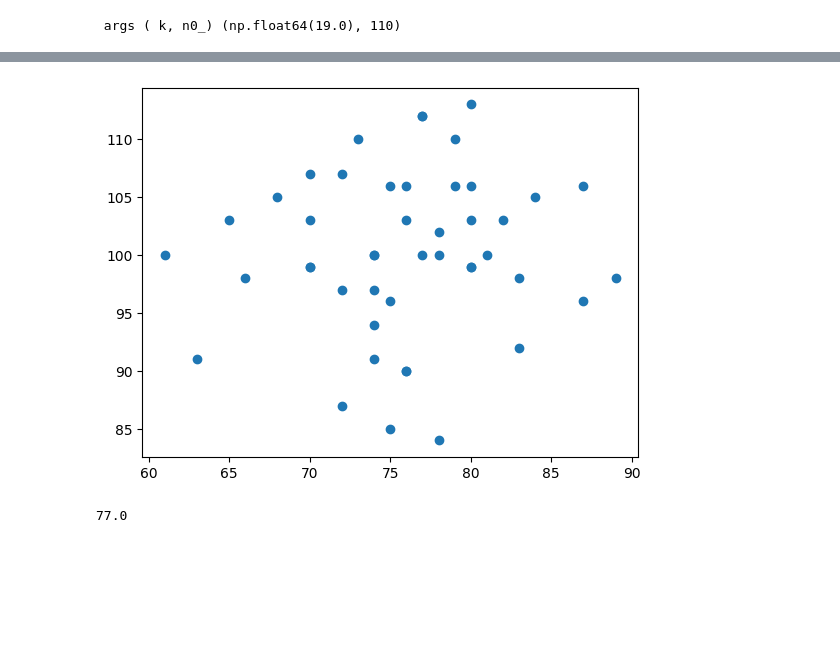
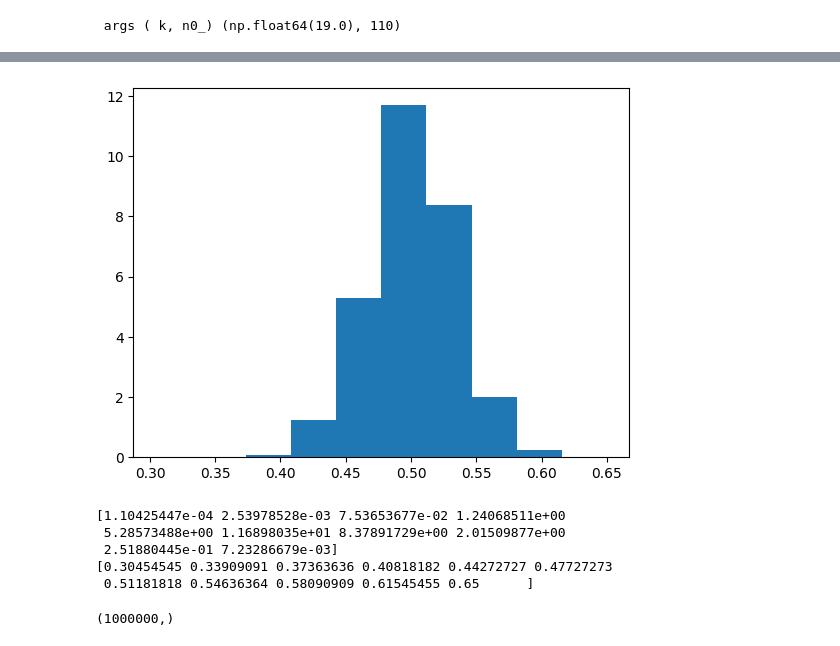
Before and after one commit to HimanshuSingh-all/code, a Jupyter notebook: string_simul.ipynb, the cells around one changed output, grey strips where cells are left out. Cells and saved outputs as stored; diff of their text form; code cells hidden in the pictures; blank space fills up the shorter version.

Commit message:
Added the dmin(X,Xconstr) d(given,c_constr) plot code

```diff
--- a/string_simul.ipynb
+++ b/string_simul.ipynb
@@ -9,7 +9,7 @@ from len import bool_conv, inv_bool_conv, BinaryH, finite_len_ab, H
 finiteapprox = finite_len_ab()
 # Defining the constants
 n0_ =  220//2
-s_min = 0.401
+s_min = 0.394
 r_min = 0.401 #79
 qhat_pick_ = 0.350 # 0.33568
 ALPHA = 0.5
@@ -244,0 +239,36 @@ for i, vals in enumerate(zip(constructed_strs[:], ind_in_ints)):
+# %%
+CONSTR_TARG = target_string
+
+# print(CONSTR_TARG.shape)
+assert CONSTR_TARG.shape == (n,)
+GIVENSTR = np.squeeze(fp_strings[get_index, :])
+# print(GIVENSTR.shape)
+assert GIVENSTR.ndim ==1
+print("Assumed that alpha is half, so change the code\
+      carefully if it's not the case")
+
+
+dists_from_other = np.zeros_like(s_arr)
+dists_from_target = np.zeros_like(s_arr)
+
+
+left_substr = GIVENSTR[:n//4]
+right_substr = GIVENSTR[3*n//4:n]
+assert left_substr.shape == right_substr.shape
+
+random_part = np.random.choice(
+    a = [True, False],
+    size = (n0_,),
+    p = [choice_p, 1- choice_p]
+    )
+CONSTR_STR = np.hstack((left_substr, right_substr, random_part) )
+
+for i, a_str in enumerate(fp_strings[ind]):
+    assert a_str.shape == CONSTR_STR.shape
+    dist = np.sum(np.logical_xor(CONSTR_STR, a_str))
+    dists_from_other[i] = dist/n
+    dist = np.sum(np.logical_xor(CONSTR_TARG, a_str))
+    dists_from_target[i] = dist/n
+
+dist = np.sum(np.logical_xor(GIVENSTR, CONSTR_STR))
+dist_from_given = dist/n
@@ -245,11 +286,17 @@ for i, vals in enumerate(zip(constructed_strs[:], ind_in_ints)):
 # %%
-# %matplotlib widget
+%matplotlib inline
 plt.clf()
-plt.scatter(old_str_dist, dists_target)
+vals, bins, _ = plt.hist(dists_from_other, density=True)
+# plt.axvline( x = dist_from_given)
 plt.show()
 # %% [output]
-[figure, old version]
+[figure, new version]
-# %%
-qhat_pick_*n
-# %% [output]
-77.0
+# %%
+print(vals)
+print(bins)
+# %% [output]
+[1.10425447e-04 2.53978528e-03 7.53653677e-02 1.24068511e+00
+ 5.28573488e+00 1.16898035e+01 8.37891729e+00 2.01509877e+00
+ 2.51880445e-01 7.23286679e-03]
+[0.30454545 0.33909091 0.37363636 0.40818182 0.44272727 0.47727273
+ 0.51181818 0.54636364 0.58090909 0.61545455 0.65      ]
@@ -255,0 +337,5 @@ qhat_pick_*n
+# %%
+dists_from_given.shape
+# dists_from_randomstr.shape
+# %% [output]
+(1000000,)
```
Also changed, not shown: parts of 19 cells of this notebook, 3 other files.
